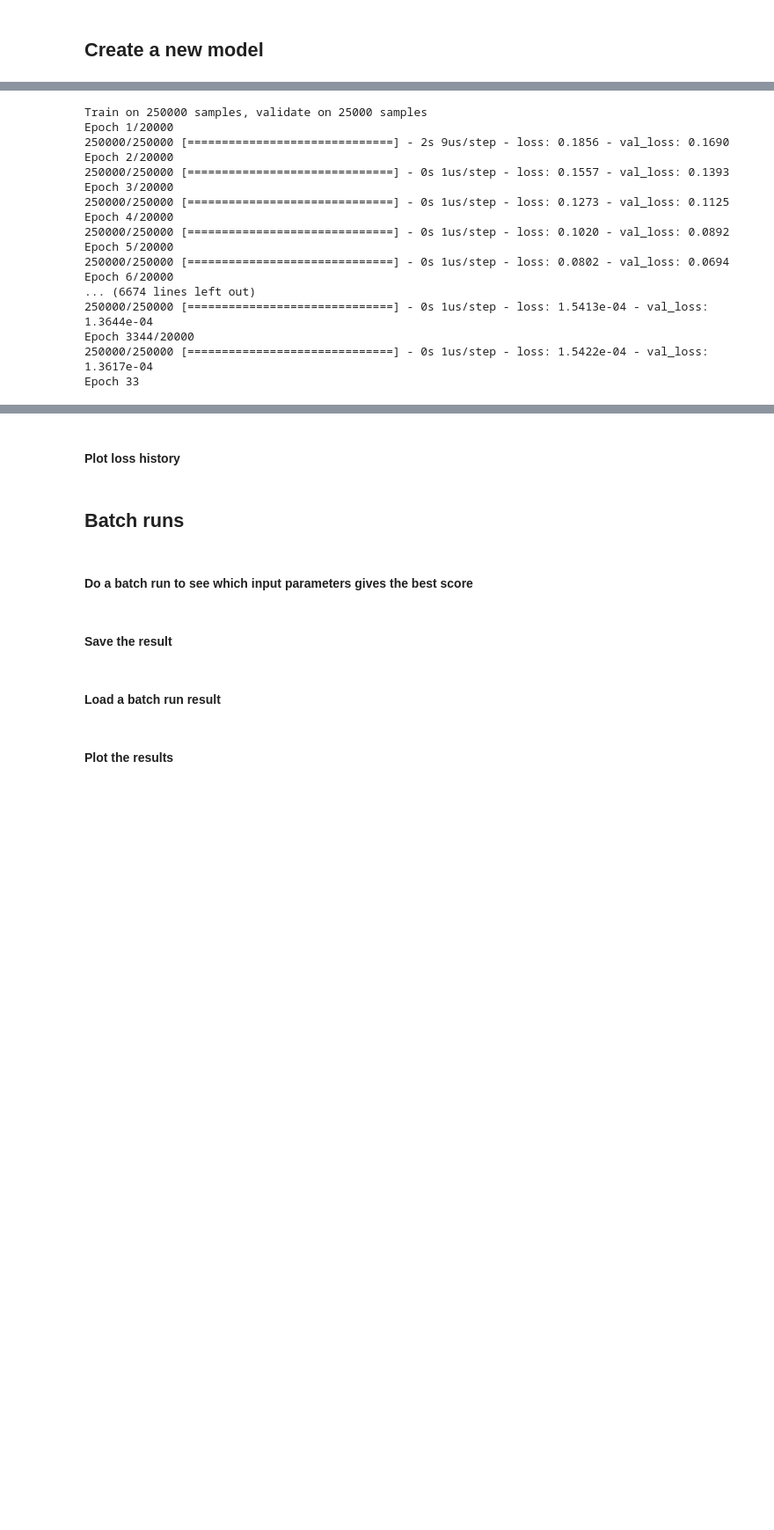
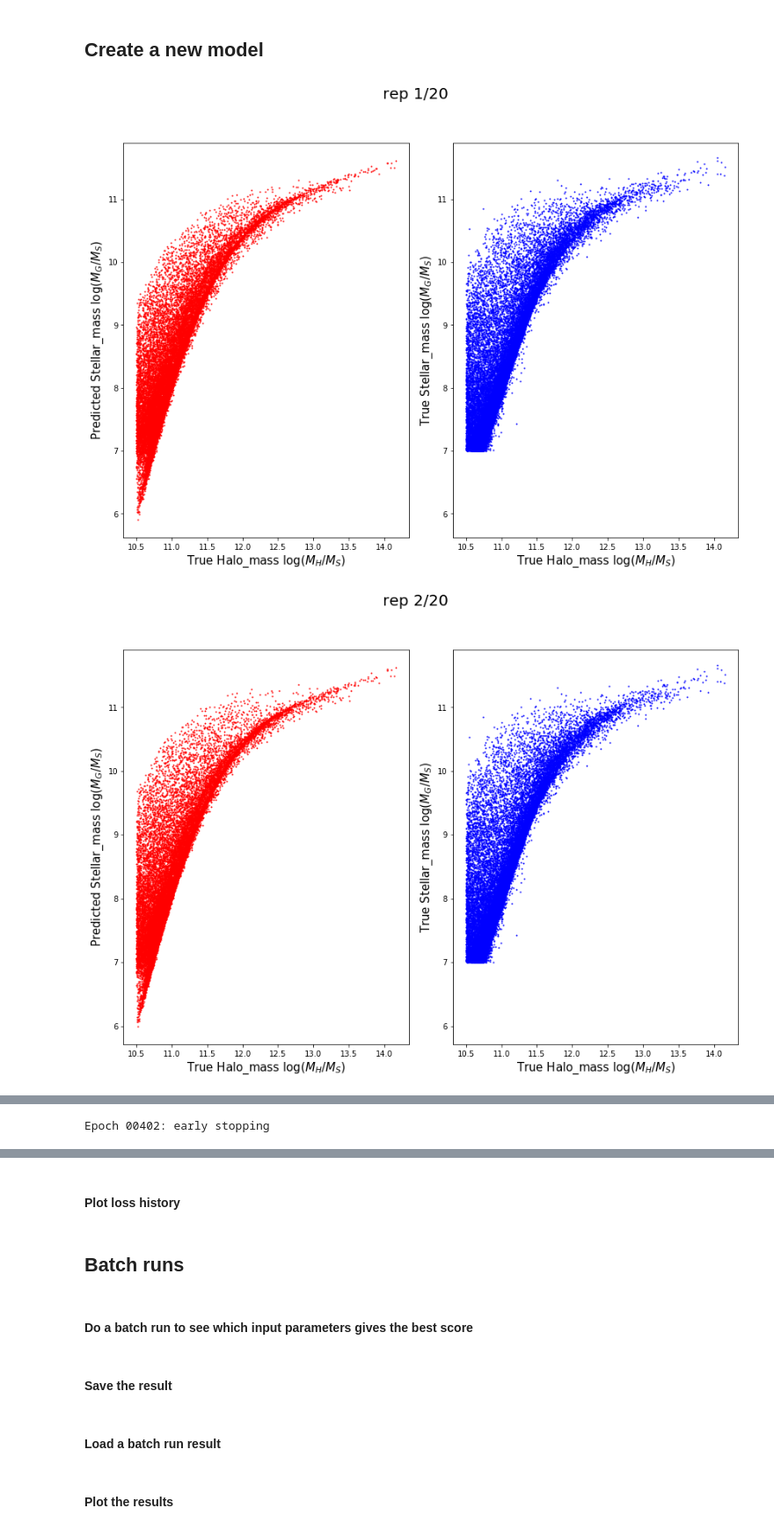
Before and after one commit to magnus-lindstrom/masters-project-galaxy-formation, a Jupyter notebook: code/backpropagation_code/bp_general_purpose_notebook.ipynb, the cells around one changed output, grey strips where cells are left out. Shown at 88% size. Drawn from its saved outputs; the diff is of its cells as text; code cells hidden in the pictures; blank space fills up the shorter version.

```diff
--- a/code/backpropagation_code/bp_general_purpose_notebook.ipynb
+++ b/code/backpropagation_code/bp_general_purpose_notebook.ipynb
@@ -162,21 +167,23 @@ fig5.savefig(fig_dir + date_string + '_' + '_'.join(input_features) + '_scatter_
 ## Create a new model
 # %%
 ### General parameters
-nr_steps = 1e5
+nr_steps = 5e3
+nr_repetitions = 20
 batch_size = 5e4
 total_set_size = 3e5 # how many examples will be used for training+validation+testing
 train_size = 2.5e5
 val_size = .25e5
 test_size = .25e5
-norm = 'zero_to_one' # 'none',   'zero_mean_unit_std',   'zero_to_one'
+norm = {'input': 'zero_mean_unit_std',
+        'output': 'none'} # 'none',   'zero_mean_unit_std',   'zero_to_one'
 input_features = ['Halo_mass', 'Halo_mass_peak', 'Scale_half_mass', 'Scale_peak_mass']
-output_features = ['SFR']
+output_features = ['Stellar_mass']
 
 outputs_to_weigh = ['Stellar_mass']
 
 nr_epochs = nr_steps * batch_size / train_size
 
-early_stop_patience = nr_epochs / 5
+early_stop_patience = int(nr_epochs / 10)
 early_stop_monitor = 'val_loss'
 early_stop_min_delta = 1e-16
 
@@ -184,8 +191,9 @@ validation_data = 'val' #'val' is normally used, use 'train' to check overfittin
 
 ### Network parameters
 nLayers = 10
-activationFunction = 'tanh'
-neuronsPerLayer = 10
+activation_function = 'tanh'
+output_activation = None
+neuronsPerLayer = 30
 reg_strength = 0#1e-5
 # %%
 # load the selected galaxyfile
@@ -201,44 +209,57 @@ training_data_dict = normalise_data(training_data_dict, norm)
 main_input = Input(shape=(len(input_features),), name = 'main_input')
 
 for i in range(0, nLayers-1): # -1 because one layer is added automatically with the input layer
-    x = Dense(neuronsPerLayer, kernel_regularizer=regularizers.l2(reg_strength))(main_input)
-    x = LeakyReLU(alpha = 0.1)(x)
+    x = Dense(neuronsPerLayer, kernel_regularizer=regularizers.l2(reg_strength),
+              activation=activation_function)(main_input)
+    #x = LeakyReLU(alpha = 0.1)(x)
 
 output_layers = []
 for feat in output_features:
     output_layers.append(Dense(1, kernel_regularizer=regularizers.l2(reg_strength), name = feat,
-                              activation = 'relu')(x))
+                              activation = output_activation)(x))
 
 model = Model(main_input, output_layers)
 model.compile(optimizer = 'adam', loss = 'mse')
 
 earlystop = EarlyStopping(monitor=early_stop_monitor, min_delta=early_stop_min_delta, patience=early_stop_patience, \
                           verbose=1, mode='auto')
 callbacks_list = [earlystop]
 
 # set data point weights
 train_weights_tmp = training_data_dict['original_data'][training_data_dict['train_indices'],
                                               training_data_dict['original_data_keys']['Halo_mass']]
 train_weights_tmp = np.power(10, train_weights_tmp)
 train_weights_tmp = train_weights_tmp / np.sum(train_weights_tmp)
 val_weights_tmp = training_data_dict['original_data'][training_data_dict['val_indices'],
                                               training_data_dict['original_data_keys']['Halo_mass']]
 val_weights_tmp = np.power(10, val_weights_tmp)
 val_weights_tmp = val_weights_tmp / np.sum(val_weights_tmp)
 train_weights = {}
 val_weights = {}
 
 for output in output_features:
     if output in outputs_to_weigh:
         train_weights[output] = train_weights_tmp
         val_weights[output] = val_weights_tmp
     else:
         train_weights[output] = np.ones(int(train_size))
         val_weights[output] = np.ones(int(val_size))
 
-history = model.fit(x = training_data_dict['input_train_dict'], y = training_data_dict['output_train_dict'],
-                    validation_data = (training_data_dict['input_'+validation_data+'_dict'],
-                    training_data_dict['output_'+validation_data+'_dict'], val_weights),
-                    epochs=int(nr_epochs), batch_size=int(batch_size), callbacks=callbacks_list,
-                    sample_weight=train_weights)
+for i_rep in range(1, nr_repetitions+1):
+    history = model.fit(x = training_data_dict['input_train_dict'], y = training_data_dict['output_train_dict'],
+                        validation_data = (training_data_dict['input_'+validation_data+'_dict'],
+                        training_data_dict['output_'+validation_data+'_dict'], val_weights),
+                        epochs=int(nr_epochs), batch_size=int(batch_size), callbacks=callbacks_list,
+                        sample_weight=train_weights, verbose=0)
+    fig = get_scatter_comparison_plots(model, training_data_dict, unit_dict, x_axis_feature = 'Halo_mass',
+                                    y_axis_feature = 'Stellar_mass', title='rep %d/%d'%(i_rep,nr_repetitions),
+                                    y_max = None, y_min = None,
+                                    x_min = None, x_max = None, data_type='val')
+    #fig = get_scatter_comparison_plots(model, training_data_dict, unit_dict, x_axis_feature = 'Stellar_mass',
+    #                                y_axis_feature = 'SFR', title='rep %d/%d'%(i_rep,nr_repetitions), y_max = 5,
+    #                                y_min = None,
+    #                                x_min = None, x_max = None, data_type='val')
+    plt.show()
 # %% [output]
+[figure, added]
+[figure, added]
@@ -245,17 +271 @@ history = model.fit(x = training_data_dict['input_train_dict'], y = training_dat
-Train on 250000 samples, validate on 25000 samples
-Epoch 1/20000
-250000/250000 [==============================] - 2s 9us/step - loss: 0.1856 - val_loss: 0.1690
-Epoch 2/20000
-250000/250000 [==============================] - 0s 1us/step - loss: 0.1557 - val_loss: 0.1393
-Epoch 3/20000
-250000/250000 [==============================] - 0s 1us/step - loss: 0.1273 - val_loss: 0.1125
-Epoch 4/20000
-250000/250000 [==============================] - 0s 1us/step - loss: 0.1020 - val_loss: 0.0892
-Epoch 5/20000
-250000/250000 [==============================] - 0s 1us/step - loss: 0.0802 - val_loss: 0.0694
-Epoch 6/20000
-... (6674 lines left out)
-250000/250000 [==============================] - 0s 1us/step - loss: 1.5413e-04 - val_loss: 1.3644e-04
-Epoch 3344/20000
-250000/250000 [==============================] - 0s 1us/step - loss: 1.5422e-04 - val_loss: 1.3617e-04
-Epoch 33
+Epoch 00402: early stopping
```
Also changed, not shown: parts of 7 cells of this notebook, 2 other files.
